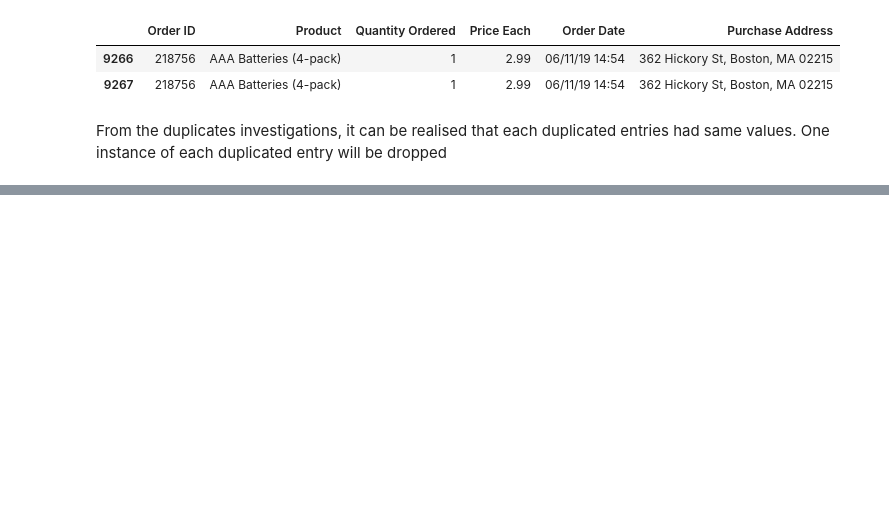
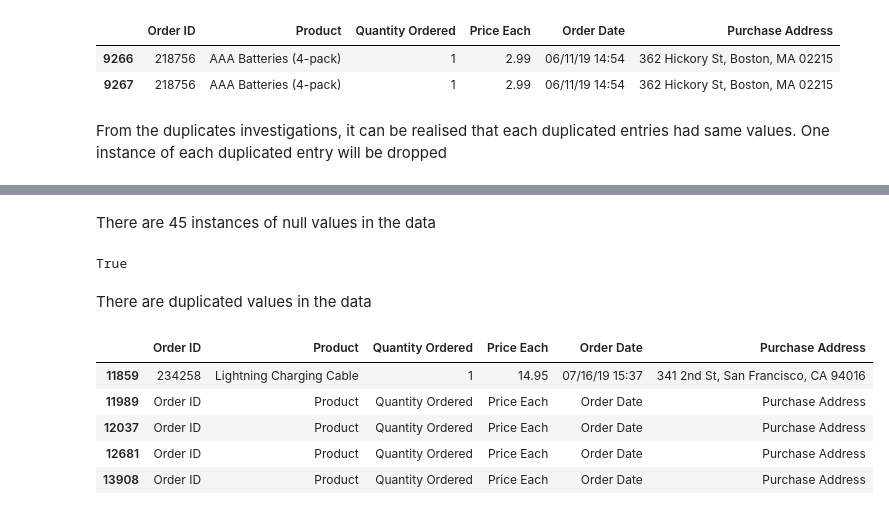
Before and after one commit to elvis-darko/Personal-Projects, a Jupyter notebook: FULL CYCLE PROJECTS/PRODUCT_SALES_ANALYSIS/Product_Sales_Data_Analysis.ipynb, the cells around one changed output, grey strips where cells are left out. Drawn from its saved outputs; the diff is of its cells as text; code cells hidden in the pictures; blank space fills up the shorter version.

```diff
--- a/FULL CYCLE PROJECTS/PRODUCT_SALES_ANALYSIS/Product_Sales_Data_Analysis.ipynb
+++ b/FULL CYCLE PROJECTS/PRODUCT_SALES_ANALYSIS/Product_Sales_Data_Analysis.ipynb
@@ -1322,0 +1358,25 @@ jun_data.drop_duplicates(subset=None, keep="first", inplace=True)
+# %% [markdown]
+There are 45 instances of null values in the data
+# %%
+# Remove null values from the data
+
+jul_data.dropna(how="all", inplace=True)
+# %%
+# Check for duplicates in the data
+
+jul_data.duplicated().any()
+# %% [output]
+True
+# %% [markdown]
+There are duplicated values in the data
+# %%
+# Check for duplicated values using the tail of the data
+
+jul_data[jul_data.duplicated()].tail()
+# %% [output]
+|  | Order ID | Product | Quantity Ordered | Price Each | Order Date | Purchase Address |
+| 11859 | 234258 | Lightning Charging Cable | 1 | 14.95 | 07/16/19 15:37 | 341 2nd St, San Francisco, CA 94016 |
+| 11989 | Order ID | Product | Quantity Ordered | Price Each | Order Date | Purchase Address |
+| 12037 | Order ID | Product | Quantity Ordered | Price Each | Order Date | Purchase Address |
+| 12681 | Order ID | Product | Quantity Ordered | Price Each | Order Date | Purchase Address |
+| 13908 | Order ID | Product | Quantity Ordered | Price Each | Order Date | Purchase Address |
```
Also changed, not shown: parts of 139 cells of this notebook.
